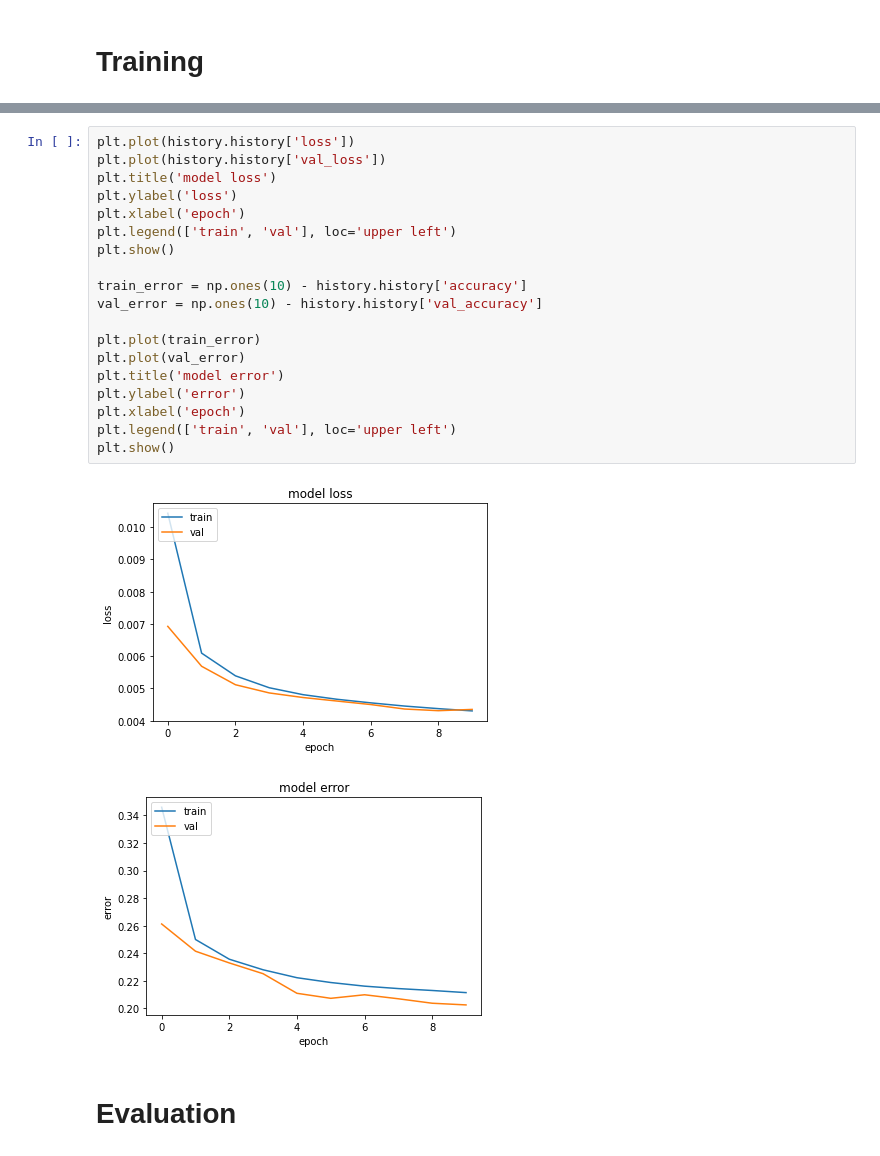
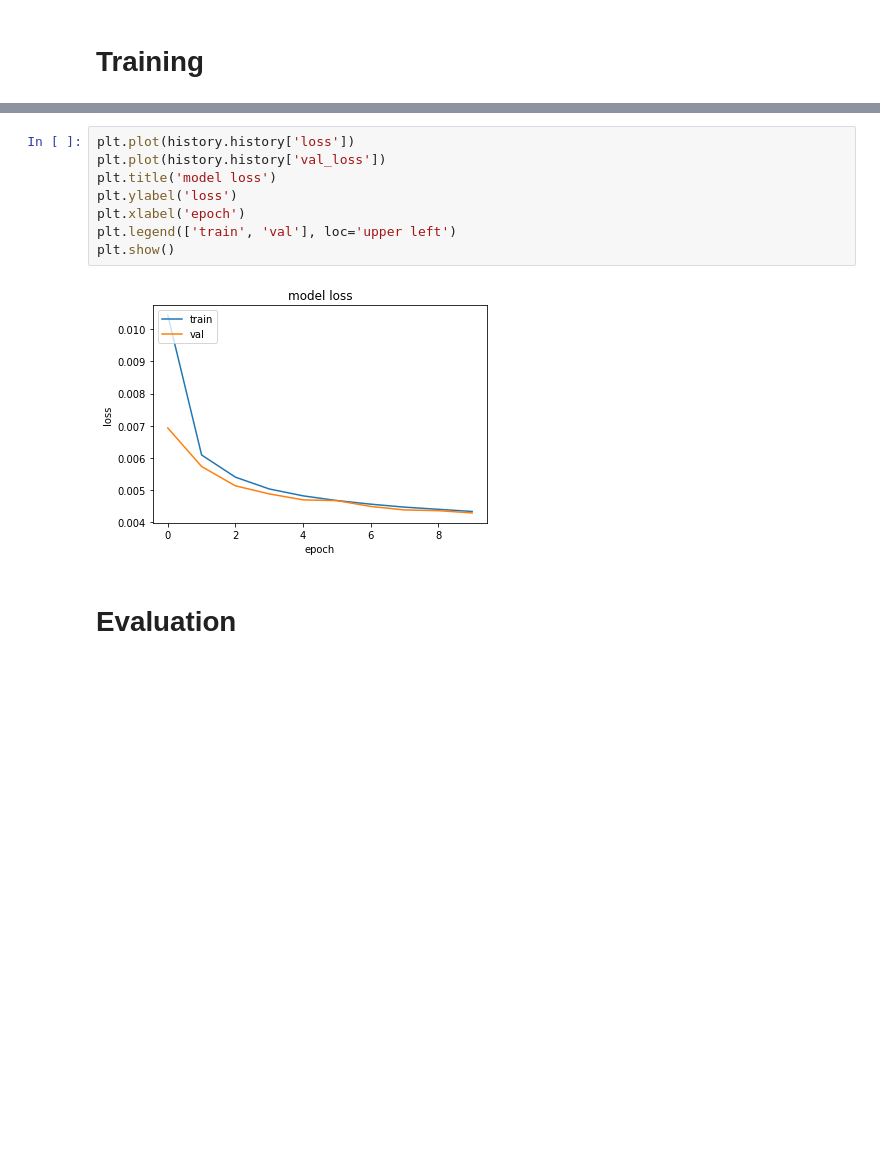
Before and after one commit to PierreOnn/Convolutional-Autoencoder, a Jupyter notebook: ACML_Assignment_2_Exercise_1.ipynb, the cells around one changed output, grey strips where cells are left out. Cells and saved outputs as stored; diff of their text form; blank space fills up the shorter version.

```diff
--- a/ACML_Assignment_2_Exercise_1.ipynb
+++ b/ACML_Assignment_2_Exercise_1.ipynb
@@ -104,25 +104,13 @@ Epoch 10/10
 # %%
 plt.plot(history.history['loss'])
 plt.plot(history.history['val_loss'])
 plt.title('model loss')
 plt.ylabel('loss')
 plt.xlabel('epoch')
 plt.legend(['train', 'val'], loc='upper left')
 plt.show()
-
-train_error = np.ones(10) - history.history['accuracy']
-val_error = np.ones(10) - history.history['val_accuracy']
-
-plt.plot(train_error)
-plt.plot(val_error)
-plt.title('model error')
-plt.ylabel('error')
-plt.xlabel('epoch')
-plt.legend(['train', 'val'], loc='upper left')
-plt.show()
 # %% [output]
-[figure, old version]
+[figure, new version]
-[figure, removed]
 # %% [markdown]
 # Evaluation
 # %%
```
Also changed, not shown: parts of 5 cells of this notebook.
